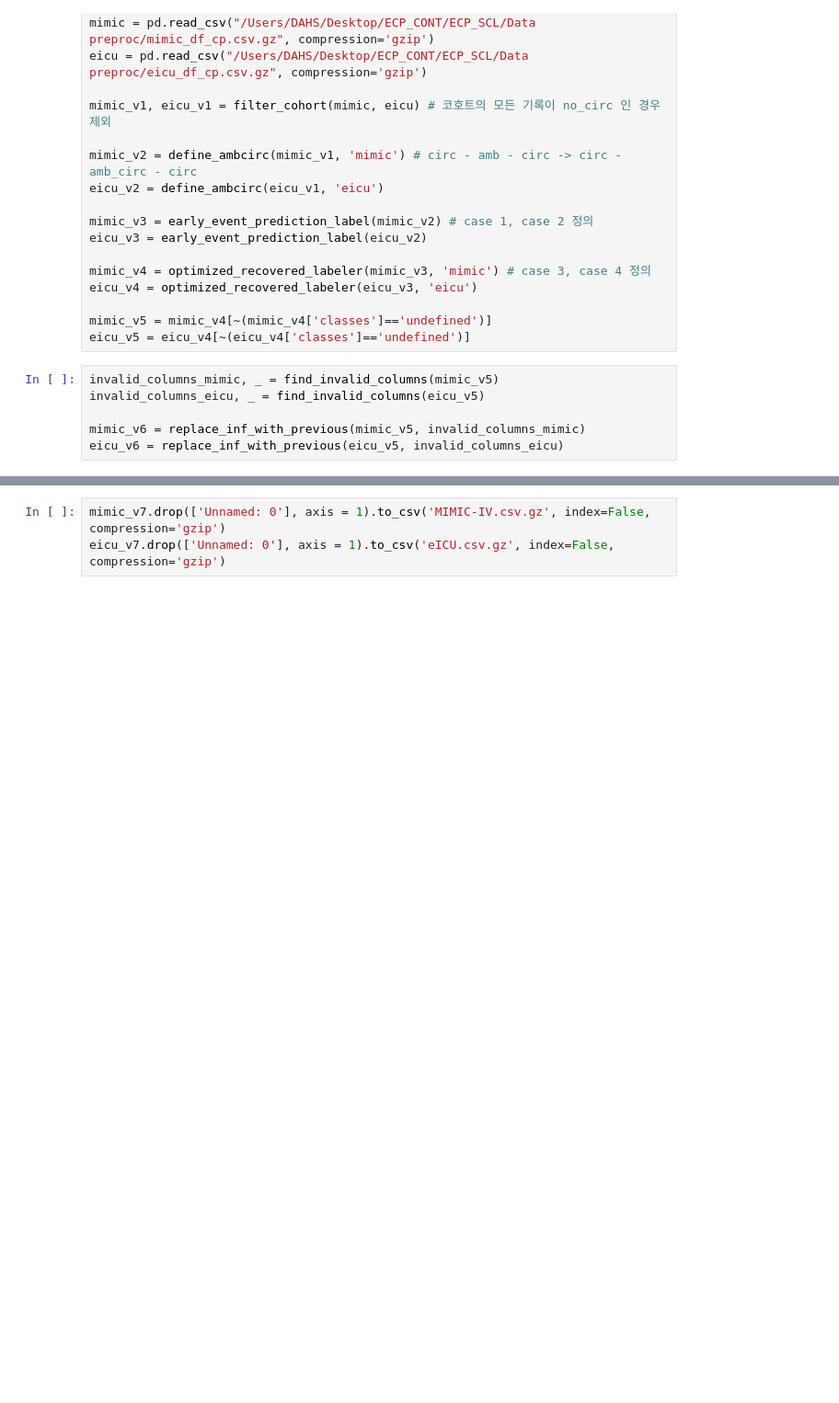
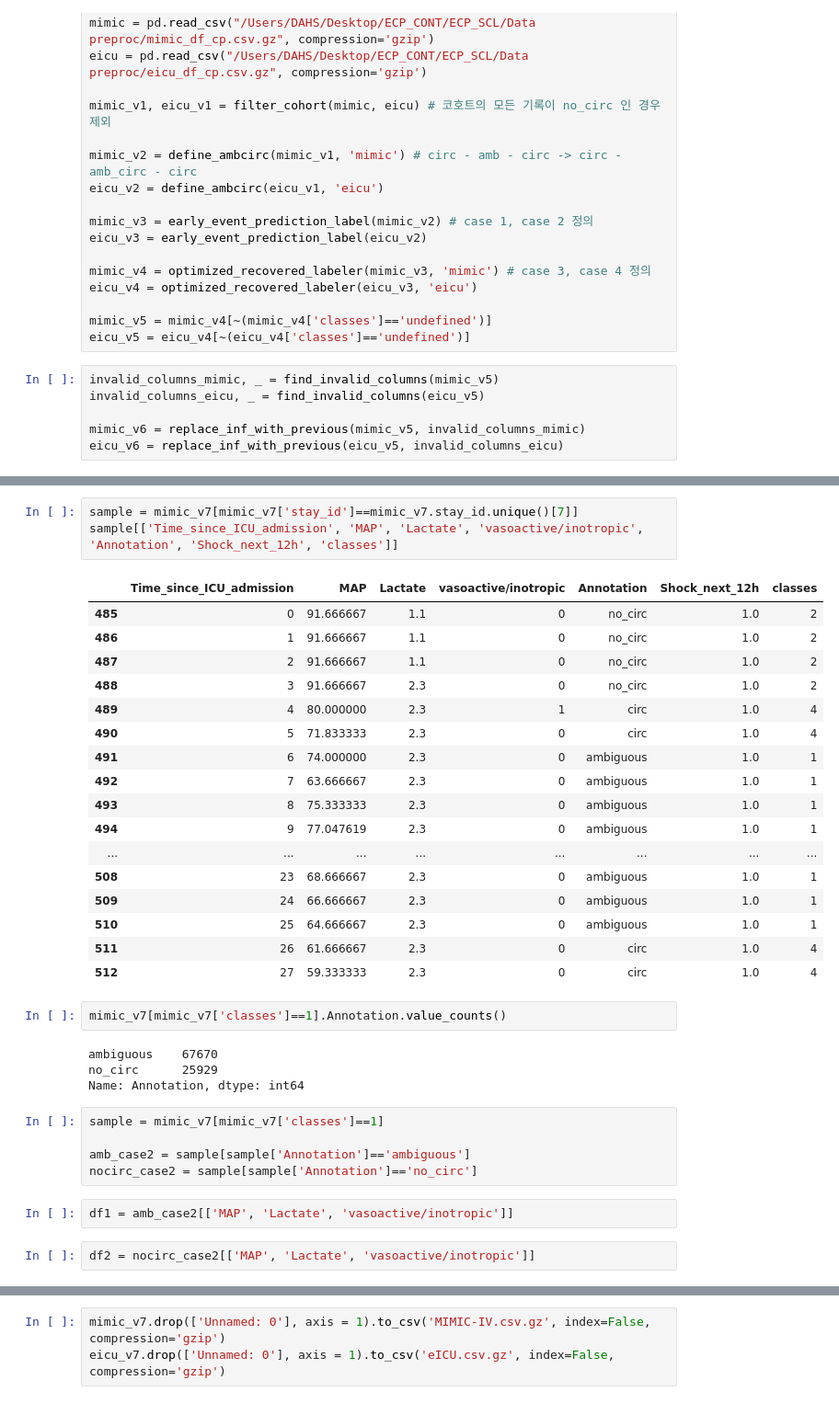
Before and after one commit to Jeong-Eul/CLEAR-Shock, a Jupyter notebook: Case Labeling/case_labeling.ipynb, the cells around one changed output, grey strips where cells are left out. Shown at 92% size. Saved outputs shown, nothing was run; the diff lists cells and outputs as text; blank space fills up the shorter version.

```diff
--- a/Case Labeling/case_labeling.ipynb
+++ b/Case Labeling/case_labeling.ipynb
@@ -39,0 +72,36 @@ step3 완료, 제거 stay 수 5804
+# %%
+sample = mimic_v7[mimic_v7['stay_id']==mimic_v7.stay_id.unique()[7]]
+sample[['Time_since_ICU_admission', 'MAP', 'Lactate', 'vasoactive/inotropic', 'Annotation', 'Shock_next_12h', 'classes']]
+# %% [output]
+|  | Time_since_ICU_admission | MAP | Lactate | vasoactive/inotropic | Annotation | Shock_next_12h | classes |
+| 485 | 0 | 91.666667 | 1.1 | 0 | no_circ | 1.0 | 2 |
+| 486 | 1 | 91.666667 | 1.1 | 0 | no_circ | 1.0 | 2 |
+| 487 | 2 | 91.666667 | 1.1 | 0 | no_circ | 1.0 | 2 |
+| 488 | 3 | 91.666667 | 2.3 | 0 | no_circ | 1.0 | 2 |
+| 489 | 4 | 80.000000 | 2.3 | 1 | circ | 1.0 | 4 |
+| 490 | 5 | 71.833333 | 2.3 | 0 | circ | 1.0 | 4 |
+| 491 | 6 | 74.000000 | 2.3 | 0 | ambiguous | 1.0 | 1 |
+| 492 | 7 | 63.666667 | 2.3 | 0 | ambiguous | 1.0 | 1 |
+| 493 | 8 | 75.333333 | 2.3 | 0 | ambiguous | 1.0 | 1 |
+| 494 | 9 | 77.047619 | 2.3 | 0 | ambiguous | 1.0 | 1 |
+| ... | ... | ... | ... | ... | ... | ... | ... |
+| 508 | 23 | 68.666667 | 2.3 | 0 | ambiguous | 1.0 | 1 |
+| 509 | 24 | 66.666667 | 2.3 | 0 | ambiguous | 1.0 | 1 |
+| 510 | 25 | 64.666667 | 2.3 | 0 | ambiguous | 1.0 | 1 |
+| 511 | 26 | 61.666667 | 2.3 | 0 | circ | 1.0 | 4 |
+| 512 | 27 | 59.333333 | 2.3 | 0 | circ | 1.0 | 4 |
+# %%
+mimic_v7[mimic_v7['classes']==1].Annotation.value_counts()
+# %% [output]
+ambiguous    67670
+no_circ      25929
+Name: Annotation, dtype: int64
+# %%
+sample = mimic_v7[mimic_v7['classes']==1]
+
+amb_case2 = sample[sample['Annotation']=='ambiguous']
+nocirc_case2 = sample[sample['Annotation']=='no_circ']
+# %%
+df1 = amb_case2[['MAP', 'Lactate', 'vasoactive/inotropic']]
+# %%
+df2 = nocirc_case2[['MAP', 'Lactate', 'vasoactive/inotropic']]
```
Also changed, not shown: parts of 8 cells of this notebook, 5 other files.
